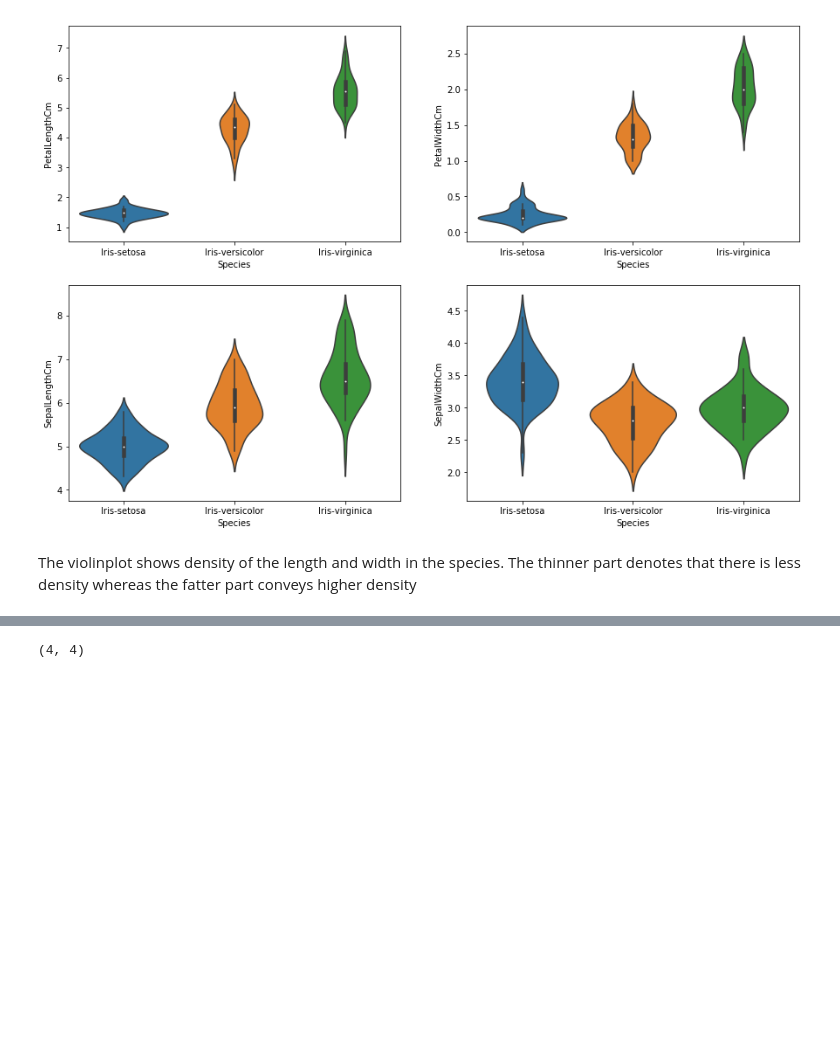
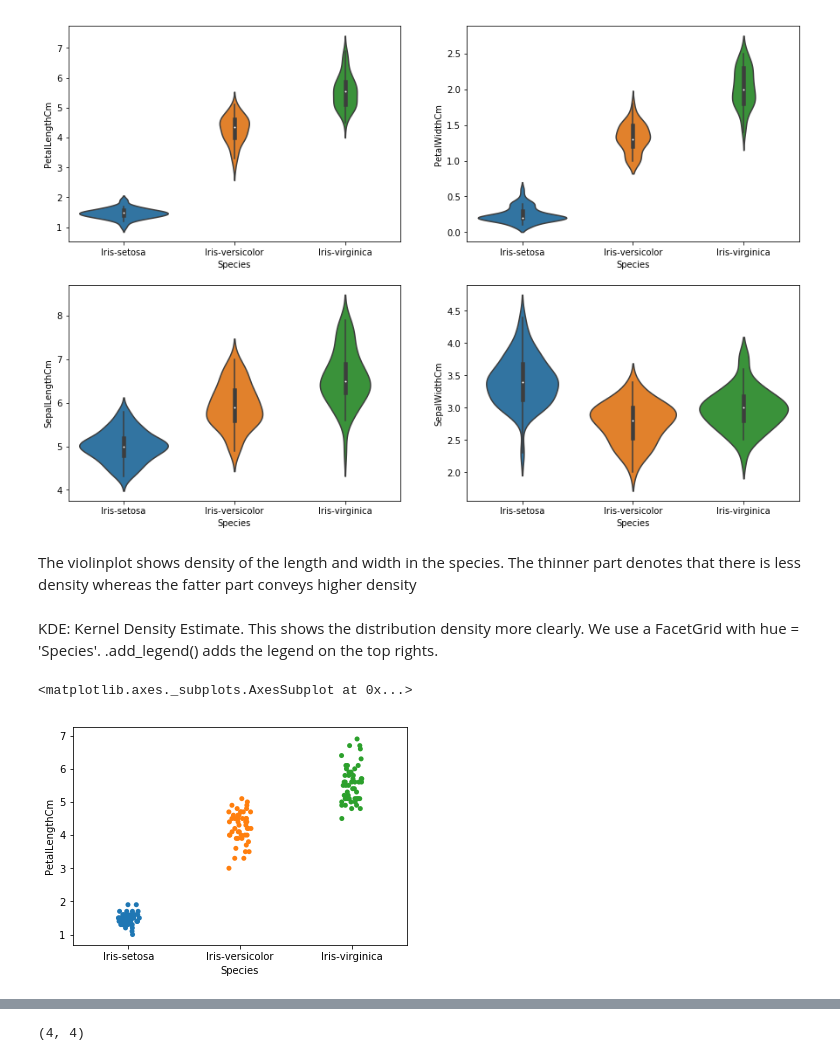
Before and after one commit to shreayan98c/Iris-EDA, a Jupyter notebook: Iris.ipynb, the cells around one changed output, grey strips where cells are left out. Saved outputs shown, nothing was run; the diff lists cells and outputs as text; code cells hidden in the pictures; blank space fills up the shorter version.

```diff
--- a/Iris.ipynb
+++ b/Iris.ipynb
@@ -163,3 +181,10 @@ sns.violinplot(x='Species',y='SepalWidthCm',data=data)
 [figure]
 # %% [markdown]
 The violinplot shows density of the length and width in the species. The thinner part denotes that there is less density whereas the fatter part conveys higher density
+# %% [markdown]
+KDE: Kernel Density Estimate. This shows the distribution density more clearly. We use a FacetGrid with hue = 'Species'. .add_legend() adds the legend on the top rights.
+# %%
+sns.stripplot(x="Species", y="PetalLengthCm", data=data, jitter=True, edgecolor="gray")
+# %% [output]
+<matplotlib.axes._subplots.AxesSubplot at 0x...>
+[figure, added]
```
Also changed, not shown: parts of 23 cells of this notebook.
